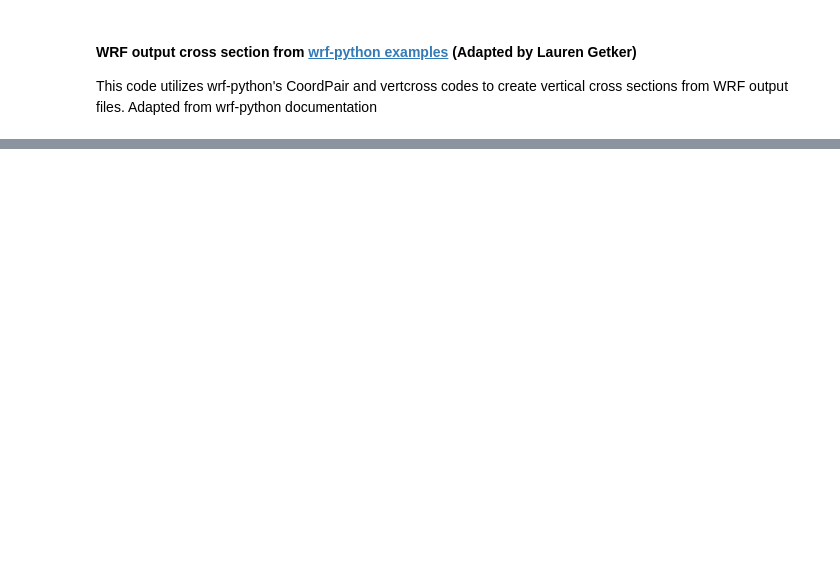
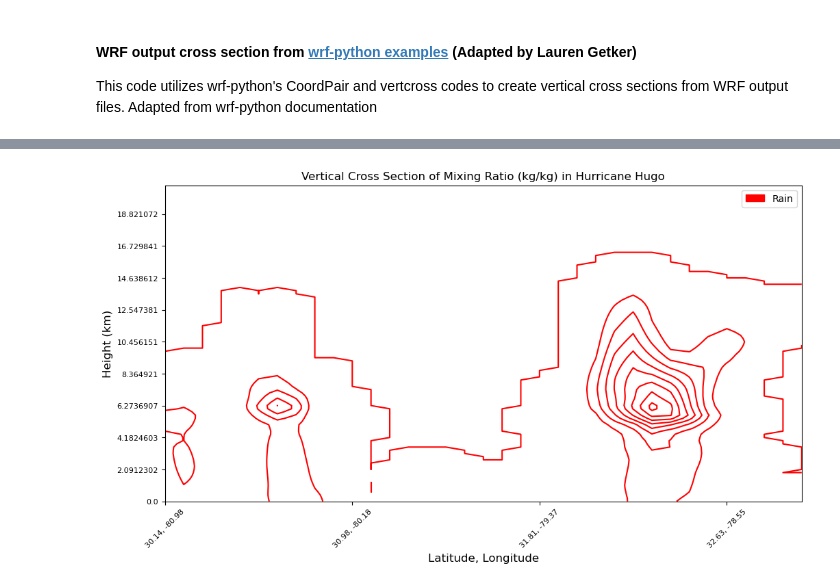
Before and after one commit to legetker/Research-Codes, a Jupyter notebook: getker_cross_section.ipynb, the cells around one changed output, grey strips where cells are left out. Saved outputs shown, nothing was run; the diff lists cells and outputs as text; code cells hidden in the pictures; blank space fills up the shorter version.

```diff
--- a/getker_cross_section.ipynb
+++ b/getker_cross_section.ipynb
@@ -91,0 +136,47 @@ plt.show()
+# %%
+"""
+Now, plot our cross section. You may need to edit parts of this cell to match your desired variable.
+You can also get additional variables and contour them.
+"""
+fig = plt.figure(figsize=(12,6))
+ax = plt.axes()
+
+# Contours -- make sure to modify levels here
+#wspd_contours = ax.contourf(to_np(wspd_cross), cmap="bwr", levels = np.arange(-2, 2.1, .1))
+ax.contour(to_np(rain_cross), colors = ('r',), levels = 10)
+#ax.contour(to_np(ice_cross), colors = ('b',), levels = 10)
+#ax.contour(to_np(graup_cross), colors = ('g',), levels = 10)
+#ax.contour(to_np(snow_cross), colors = ('b',), levels = 10)
+#ax.contour(to_np(vapor_cross), colors = ('#b603fc',))
+# ax.contour(to_np(cloud_cross), colors = ('#fc8403',))
+#plt.colorbar(wspd_contours, ax=ax)
+
+# Set the x-ticks to use latitude and longitude labels.
+coord_pairs = to_np(w_cross.coords["xy_loc"])
+x_ticks = np.arange(coord_pairs.shape[0])
+x_labels = [pair.latlon_str(fmt="{:.2f}, {:.2f}")
+            for pair in to_np(coord_pairs)]
+ax.set_xticks(x_ticks[::10])
+ax.set_xticklabels(x_labels[::10], rotation=45, fontsize=8)
+
+
+# Set the y-ticks to be height.
+vert_vals = to_np(w_cross.coords["vertical"])
+v_ticks = np.arange(vert_vals.shape[0])
+ax.set_yticks(v_ticks[::10])
+ax.set_yticklabels(vert_vals[::10], fontsize=8)
+
+#plt.gca().ticklabel_format(axis='both', style='plain', useOffset=False)
+
+# Set the x-axis and  y-axis labels
+ax.set_xlabel("Latitude, Longitude", fontsize=12)
+ax.set_ylabel("Height (km)", fontsize=12)
+
+plt.title("Vertical Cross Section of Mixing Ratio (kg/kg) in Hurricane Hugo")
+red_patch = mpatches.Patch(color='red', label='Rain')
+ax.legend(handles=[red_patch])
+plt.show()
+fig.savefig('hugo_q_cross_section_19890922T0300.png',
+            bbox_inches='tight',transparent=False,facecolor='white')
+# %% [output]
+[figure, added]
```
Also changed, not shown: parts of 3 cells of this notebook.
